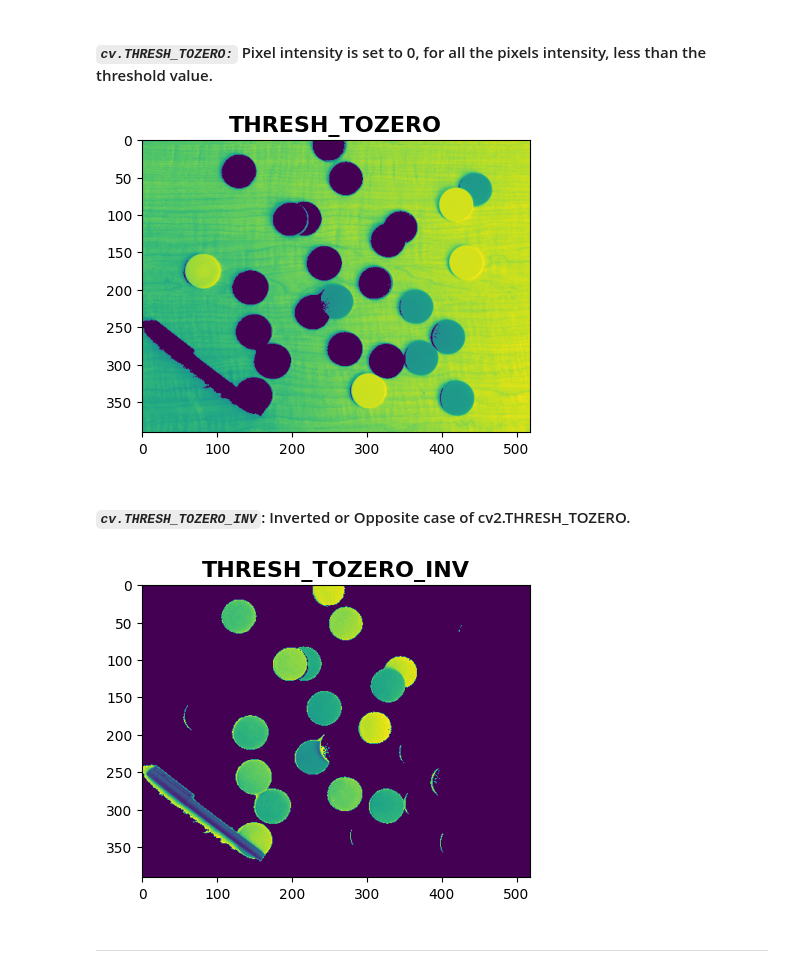
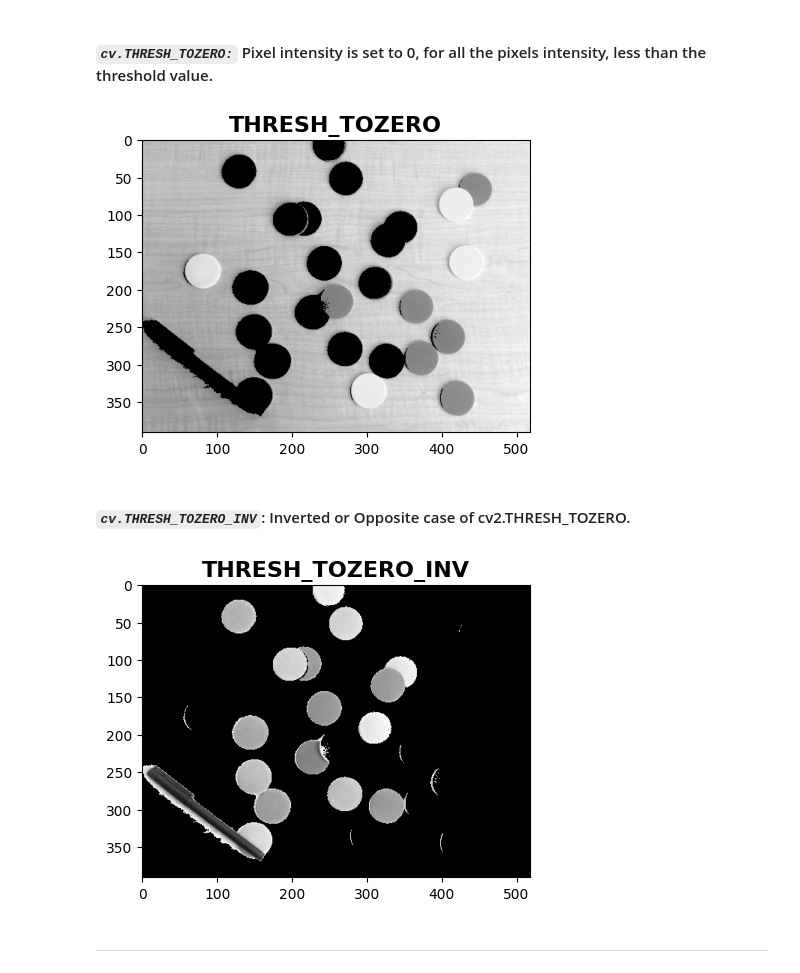
Before and after one commit to ZiaUrRehman-bit/Computer-Vision-Course, a Jupyter notebook: Lab 03/Lab03ComputerVision.ipynb, the cells around one changed output. Saved outputs shown, nothing was run; the diff lists cells and outputs as text; code cells hidden in the pictures.

```diff
--- a/Lab 03/Lab03ComputerVision.ipynb
+++ b/Lab 03/Lab03ComputerVision.ipynb
@@ -120,17 +120,17 @@ cv2.destroyAllWindows()
 # %%
 lb = 120
 ub = 200
 ret, thresh4 = cv2.threshold(imgGray, lb, ub, cv2.THRESH_TOZERO)
 
 plt.figure(figsize=(5,5))
-plt.imshow(thresh4)
+plt.imshow(thresh4, cmap='gray')
 plt.title("THRESH_TOZERO", fontsize = 16, fontweight = 'bold')
 
 cv2.imshow("THRESH_TOZERO", thresh4)
 cv2.waitKey(0)
 cv2.destroyAllWindows()
 # %% [output]
-[figure, old version]
+[figure, new version]
 # %% [markdown]
 #### *`cv.THRESH_TOZERO_INV`*: Inverted or Opposite case of cv2.THRESH_TOZERO.
 # %%
@@ -139,14 +139,14 @@ ub = 200
 ret, thresh5 = cv2.threshold(imgGray, lb, ub, cv2.THRESH_TOZERO_INV)
 
 plt.figure(figsize=(5,5))
-plt.imshow(thresh5)
+plt.imshow(thresh5, cmap='gray')
 plt.title("THRESH_TOZERO_INV", fontsize = 16, fontweight = 'bold')
 
 cv2.imshow("THRESH_TOZERO_INV", thresh5)
 cv2.waitKey(0)
 cv2.destroyAllWindows()
 # %% [output]
-[figure, old version]
+[figure, new version]
 # %% [markdown]
 **********
 # %% [markdown]
```
Also changed, not shown: parts of 7 cells of this notebook, 5 other files.
